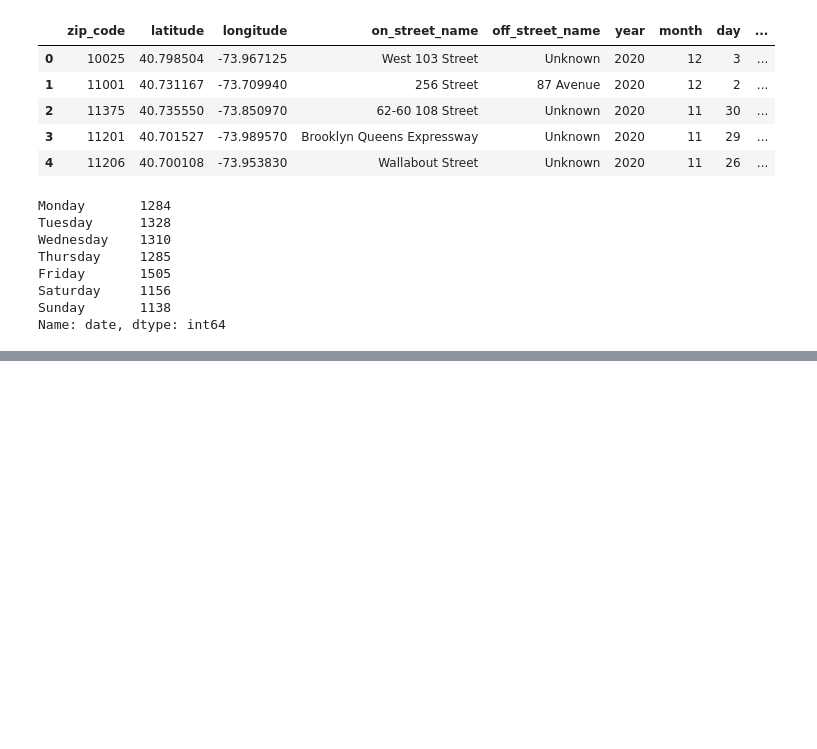
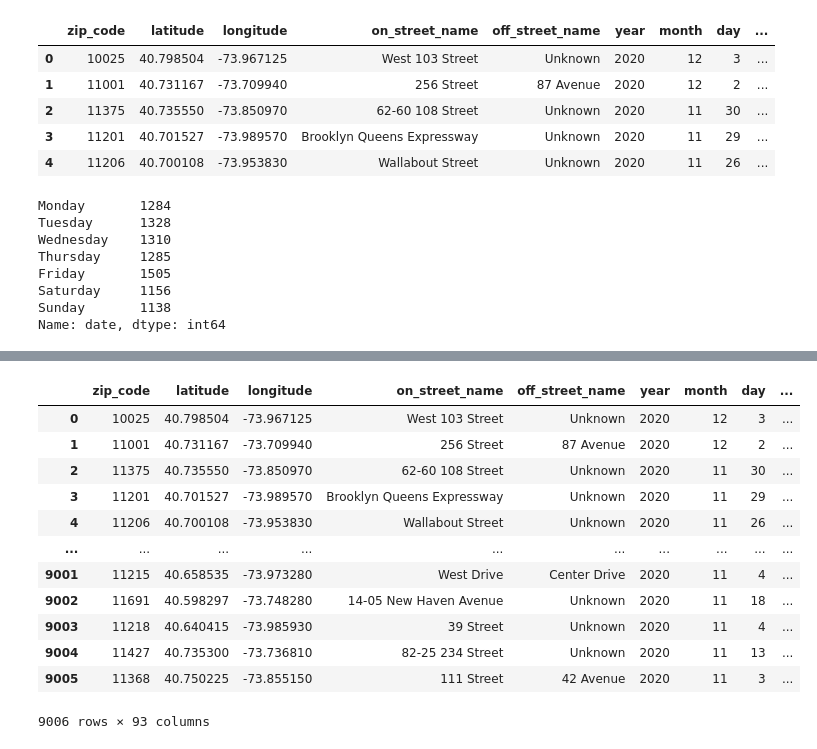
Before and after one commit to jcoumont/nyc-navigation, a Jupyter notebook: nyc.ipynb, the cells around one changed output, grey strips where cells are left out. Drawn from its saved outputs; the diff is of its cells as text; code cells hidden in the pictures; blank space fills up the shorter version.

```diff
--- a/nyc.ipynb
+++ b/nyc.ipynb
@@ -149,0 +131,18 @@ data.to_csv('min_set.csv')
+# %%
+g = fd.groupby(['on_street_name',pd.Grouper(key = 'full_date', freq='60min')])
+# %%
+g.head(10)
+# %% [output]
+|  | zip_code | latitude | longitude | on_street_name | off_street_name | year | month | day | ... |
+| 0 | 10025 | 40.798504 | -73.967125 | West 103 Street | Unknown | 2020 | 12 | 3 | ... |
+| 1 | 11001 | 40.731167 | -73.709940 | 256 Street | 87 Avenue | 2020 | 12 | 2 | ... |
+| 2 | 11375 | 40.735550 | -73.850970 | 62-60 108 Street | Unknown | 2020 | 11 | 30 | ... |
+| 3 | 11201 | 40.701527 | -73.989570 | Brooklyn Queens Expressway | Unknown | 2020 | 11 | 29 | ... |
+| 4 | 11206 | 40.700108 | -73.953830 | Wallabout Street | Unknown | 2020 | 11 | 26 | ... |
+| ... | ... | ... | ... | ... | ... | ... | ... | ... | ... |
+| 9001 | 11215 | 40.658535 | -73.973280 | West Drive | Center Drive | 2020 | 11 | 4 | ... |
+| 9002 | 11691 | 40.598297 | -73.748280 | 14-05 New Haven Avenue | Unknown | 2020 | 11 | 18 | ... |
+| 9003 | 11218 | 40.640415 | -73.985930 | 39 Street | Unknown | 2020 | 11 | 4 | ... |
+| 9004 | 11427 | 40.735300 | -73.736810 | 82-25 234 Street | Unknown | 2020 | 11 | 13 | ... |
+| 9005 | 11368 | 40.750225 | -73.855150 | 111 Street | 42 Avenue | 2020 | 11 | 3 | ... |
+9006 rows × 93 columns
```
Also changed, not shown: parts of 8 cells of this notebook, 3 other files.
